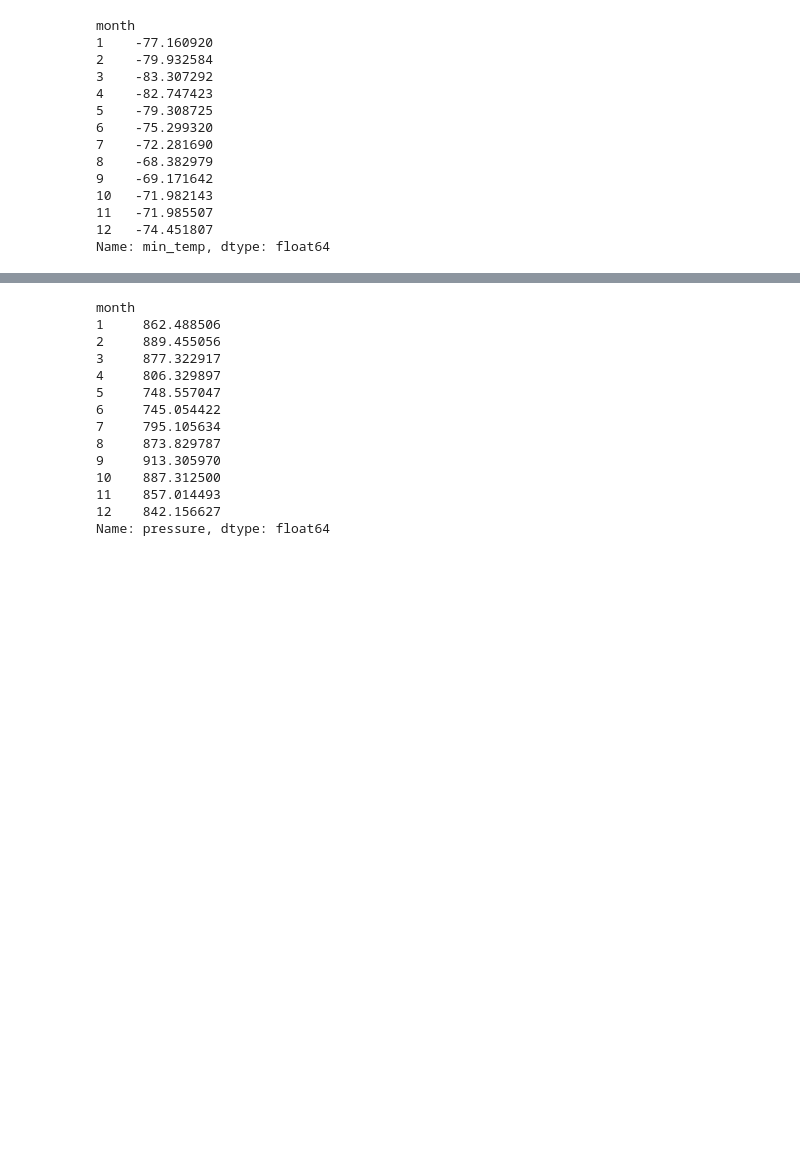
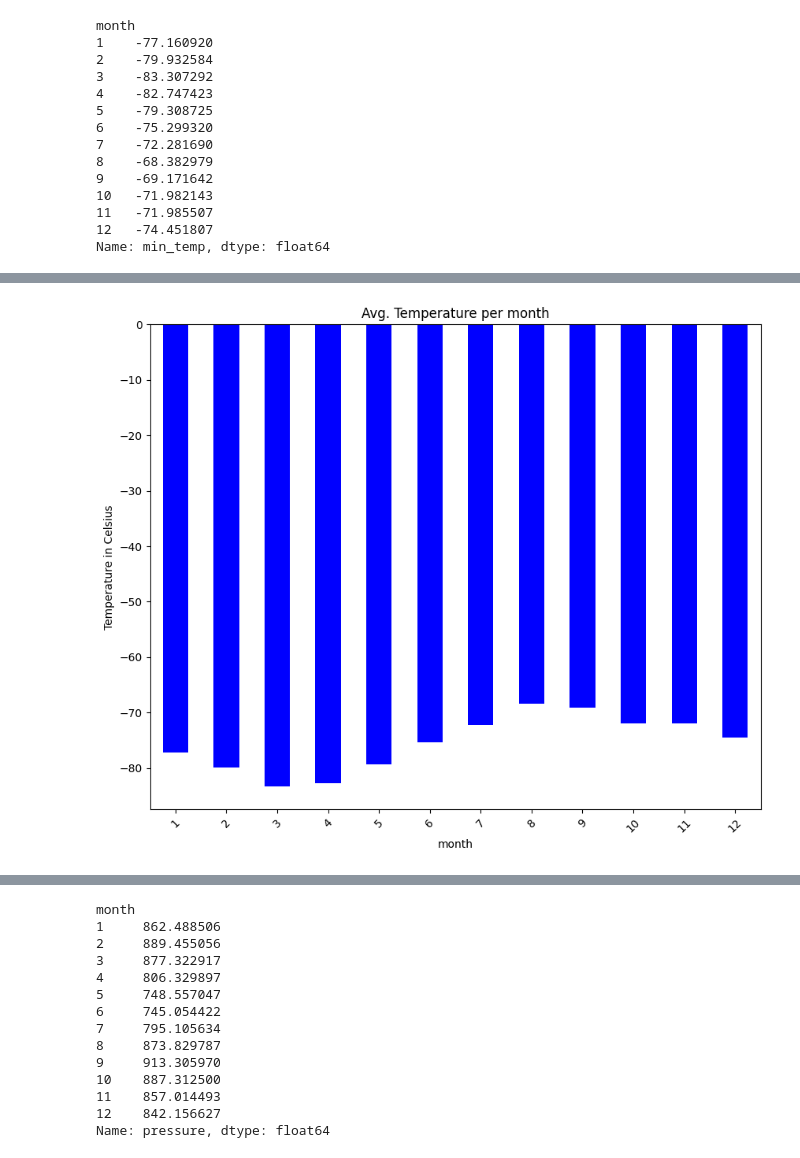
Before and after one commit to EdGonz44/data-collection-challenge, a Jupyter notebook: Jupyter_Notebooks/part_2_mars_weather.ipynb, the cells around one changed output, grey strips where cells are left out. Saved outputs shown, nothing was run; the diff lists cells and outputs as text; code cells hidden in the pictures; blank space fills up the shorter version.

```diff
--- a/Jupyter_Notebooks/part_2_mars_weather.ipynb
+++ b/Jupyter_Notebooks/part_2_mars_weather.ipynb
@@ -182,6 +190,8 @@ Name: month, dtype: int64
 1867
 # %%
 # 3. What is the average low temperature by month?
+avg_temp = df.groupby('month')['min_temp'].mean()
+avg_temp
 # %% [output]
 month
 1    -77.160920
@@ -207,0 +210,12 @@ Name: min_temp, dtype: float64
+# %%
+# Plot the average temperature by month
+
+avg_temp.plot(kind='bar', figsize=(10, 8), rot=0, color='blue')
+
+plt.xlabel('month')
+plt.ylabel('Temperature in Celsius')
+plt.title('Avg. Temperature per month')
+plt.xticks(rotation=45)
+plt.show()
+# %% [output]
+[figure, added]
```
Also changed, not shown: parts of 10 cells of this notebook.
